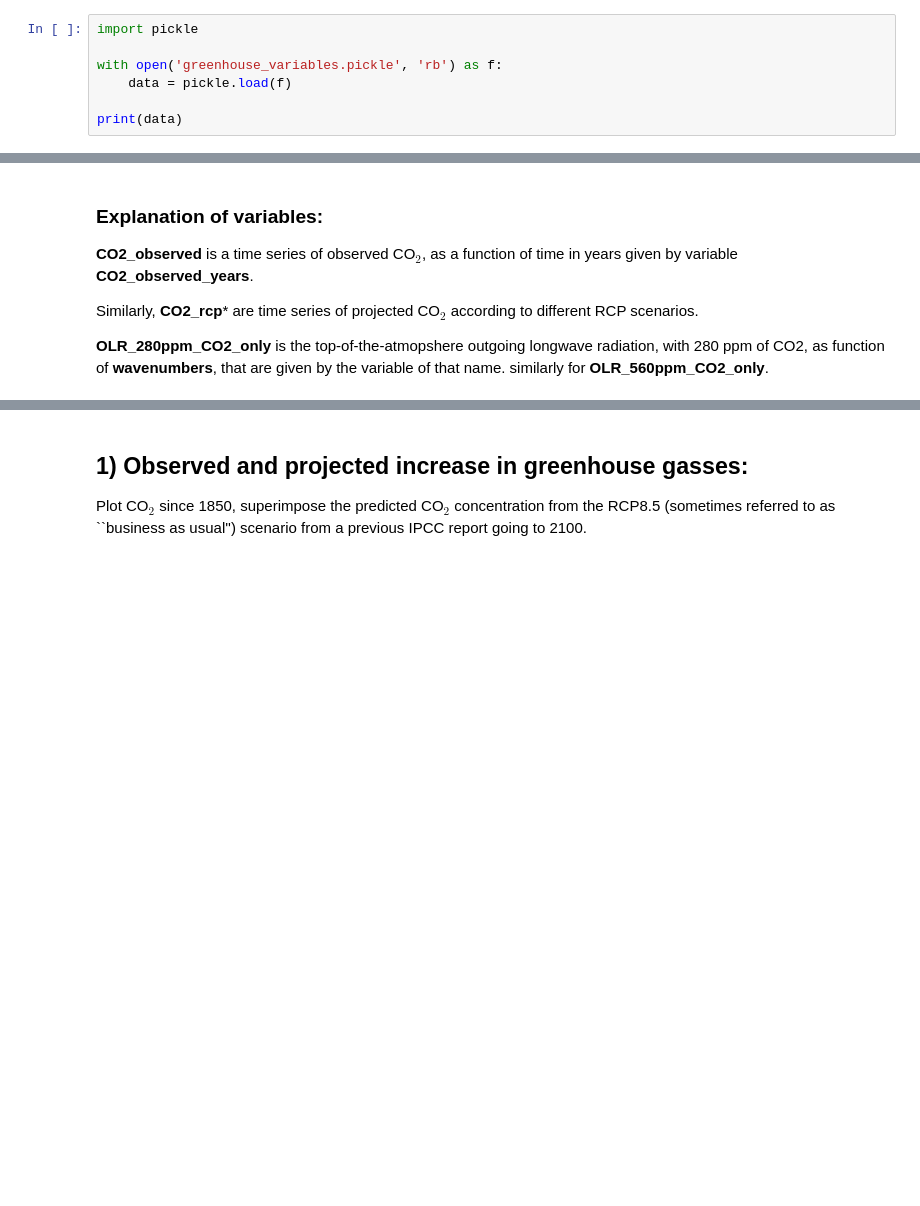
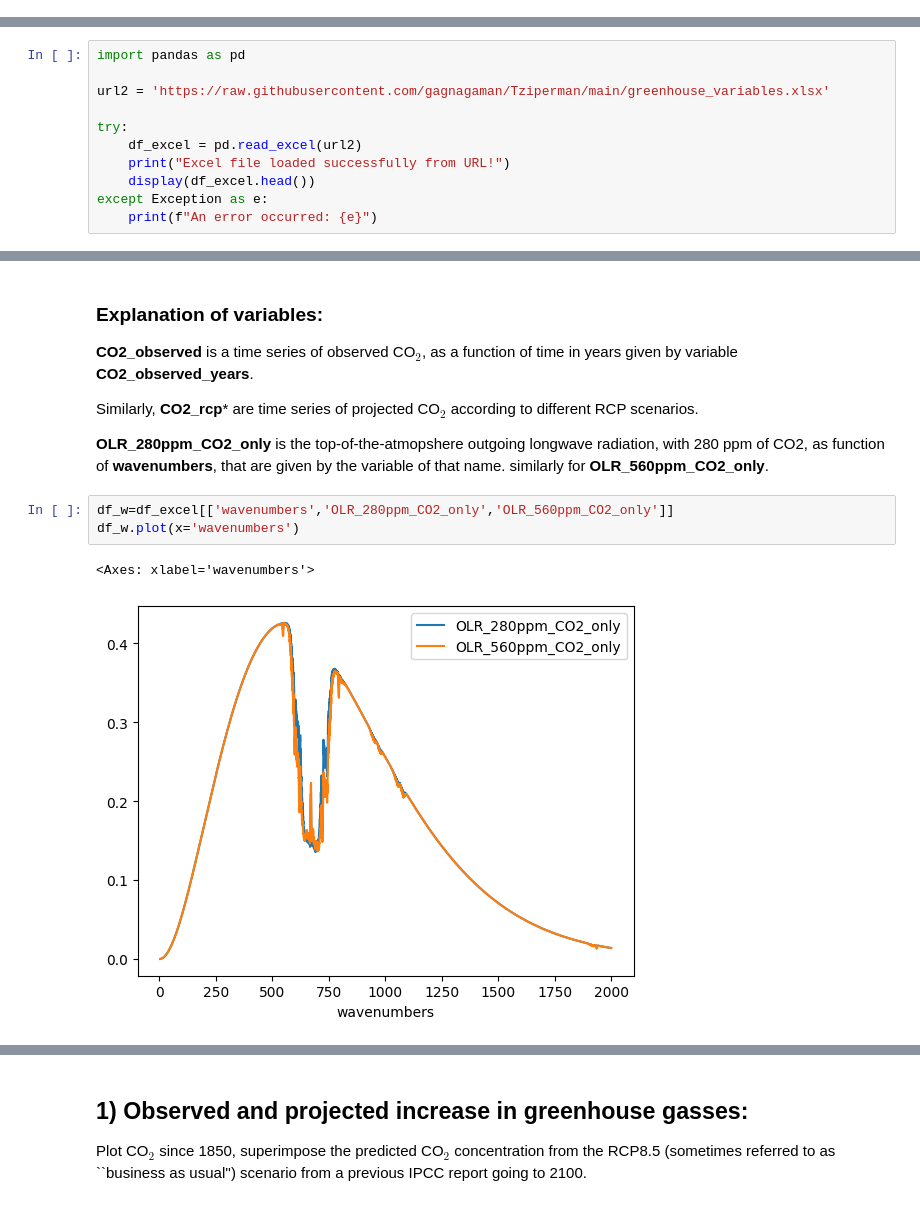
Before and after one commit to gagnagaman/Tziperman, a Jupyter notebook: greenhouse_workshop_colab.ipynb, the cells around one changed output, grey strips where cells are left out. Drawn from its saved outputs; the diff is of its cells as text; blank space fills up the shorter version.

```diff
--- a/greenhouse_workshop_colab.ipynb
+++ b/greenhouse_workshop_colab.ipynb
@@ -40,10 +49,3 @@ extracting pickled variable: name= CO2_rcp85_years ; size= (101,)
 extracting pickled variable: name= OLR_280ppm_CO2_only ; size= (19960,)
 extracting pickled variable: name= OLR_560ppm_CO2_only ; size= (19960,)
 extracting pickled variable: name= wavenumbers ; size= (19960,)
-# %%
-import pickle
-
-with open('greenhouse_variables.pickle', 'rb') as f:
-    data = pickle.load(f)
-
-print(data)
@@ -67,0 +52,11 @@ print(data)
+# %%
+import pandas as pd
+
+url2 = 'https://raw.githubusercontent.com/gagnagaman/Tziperman/main/greenhouse_variables.xlsx'
+
+try:
+    df_excel = pd.read_excel(url2)
+    print("Excel file loaded successfully from URL!")
+    display(df_excel.head())
+except Exception as e:
+    print(f"An error occurred: {e}")
@@ -73,3 +122,9 @@ print(data)
 Similarly, **CO2_rcp*** are time series of projected CO$_2$ according to different RCP scenarios.
 
 **OLR_280ppm_CO2_only** is the top-of-the-atmopshere outgoing longwave radiation, with 280 ppm of CO2, as function of **wavenumbers**, that are given by the variable of that name. similarly for **OLR_560ppm_CO2_only**.
+# %%
+df_w=df_excel[['wavenumbers','OLR_280ppm_CO2_only','OLR_560ppm_CO2_only']]
+df_w.plot(x='wavenumbers')
+# %% [output]
+<Axes: xlabel='wavenumbers'>
+[figure, added]
```
Also changed, not shown: parts of 8 cells of this notebook.
